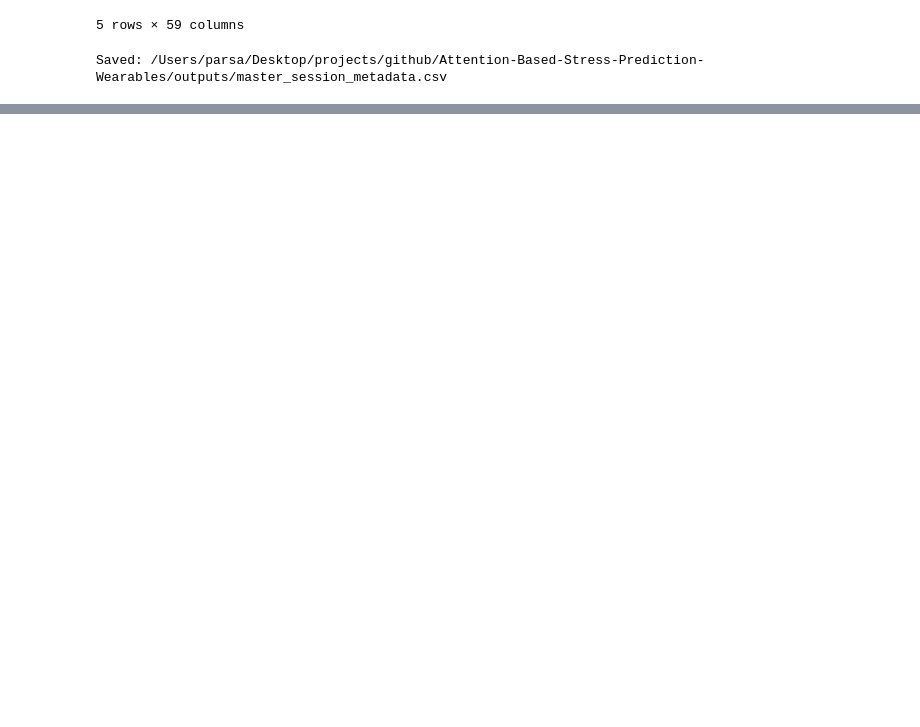
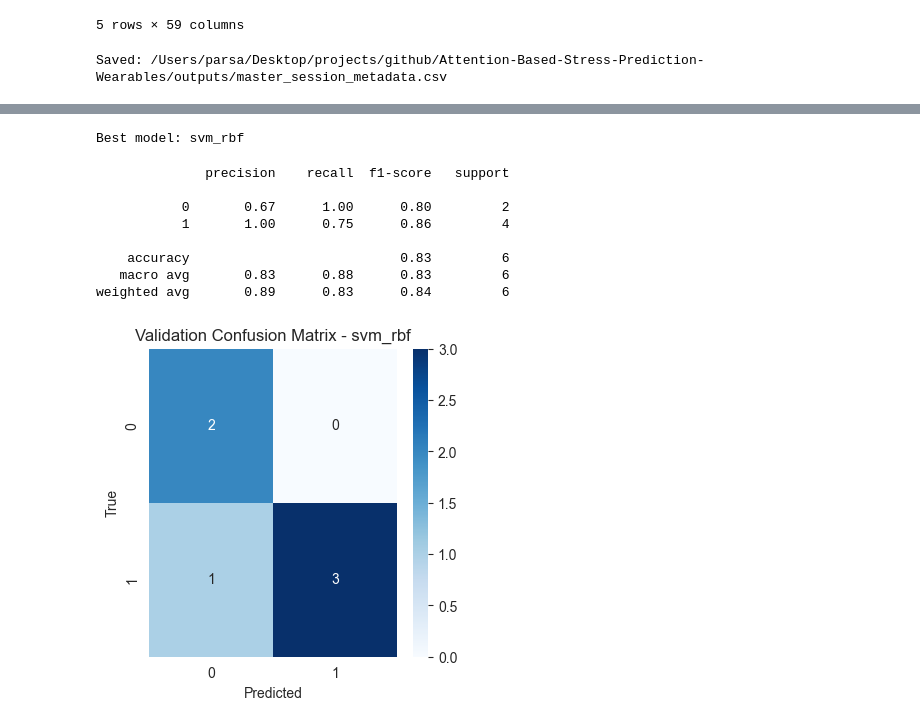
Before and after one commit to pxsa/attention-based-stress-prediction-wearables, a Jupyter notebook: Code/v2/preprocessing.ipynb, the cells around one changed output, grey strips where cells are left out. Cells and saved outputs as stored; diff of their text form; code cells hidden in the pictures; blank space fills up the shorter version.

```diff
--- a/Code/v2/preprocessing.ipynb
+++ b/Code/v2/preprocessing.ipynb
@@ -1368,0 +1801,12 @@ Saved: /Users/parsa/Desktop/projects/github/Attention-Based-Stress-Prediction-We
+# %%
+numeric_transformer = Pipeline(steps=[
+    ("imputer", SimpleImputer(strategy="median")),
+    ("scaler", StandardScaler())
+])
+
+preprocessor = ColumnTransformer(
+    transformers=[
+        ("num", numeric_transformer, feature_cols)
+    ],
+    remainder="drop"
+)
@@ -1368,0 +1879,45 @@ Saved: /Users/parsa/Desktop/projects/github/Attention-Based-Stress-Prediction-We
+# %%
+# %% [code]
+if TASK_TYPE == "classification":
+    best_model_name = results_df.sort_values(by="f1", ascending=False).iloc[0]["model"]
+else:
+    best_model_name = results_df.sort_values(by="rmse", ascending=True).iloc[0]["model"]
+
+best_pipe = trained_pipelines[best_model_name]
+print("Best model:", best_model_name)
+# %% [output]
+Best model: svm_rbf
+# %%
+val_pred = best_pipe.predict(X_val)
+
+if TASK_TYPE == "classification":
+    print(classification_report(y_val, val_pred))
+    cm = confusion_matrix(y_val, val_pred)
+
+    plt.figure(figsize=(4, 4))
+    sns.heatmap(cm, annot=True, fmt="d", cmap="Blues")
+    plt.title(f"Validation Confusion Matrix - {best_model_name}")
+    plt.xlabel("Predicted")
+    plt.ylabel("True")
+    plt.show()
+else:
+    val_metrics = evaluate_regression(y_val, val_pred)
+    print(val_metrics)
+
+    plt.figure(figsize=(5, 5))
+    plt.scatter(y_val, val_pred)
+    plt.xlabel("True Grade")
+    plt.ylabel("Predicted Grade")
+    plt.title(f"Validation Predictions - {best_model_name}")
+    plt.plot([y_val.min(), y_val.max()], [y_val.min(), y_val.max()], "r--")
+    plt.show()
+# %% [output]
+              precision    recall  f1-score   support
+
+           0       0.67      1.00      0.80         2
+           1       1.00      0.75      0.86         4
+
+    accuracy                           0.83         6
+   macro avg       0.83      0.88      0.83         6
+weighted avg       0.89      0.83      0.84         6
+[figure, added]
```
Also changed, not shown: parts of 49 cells of this notebook, 3 other files.
